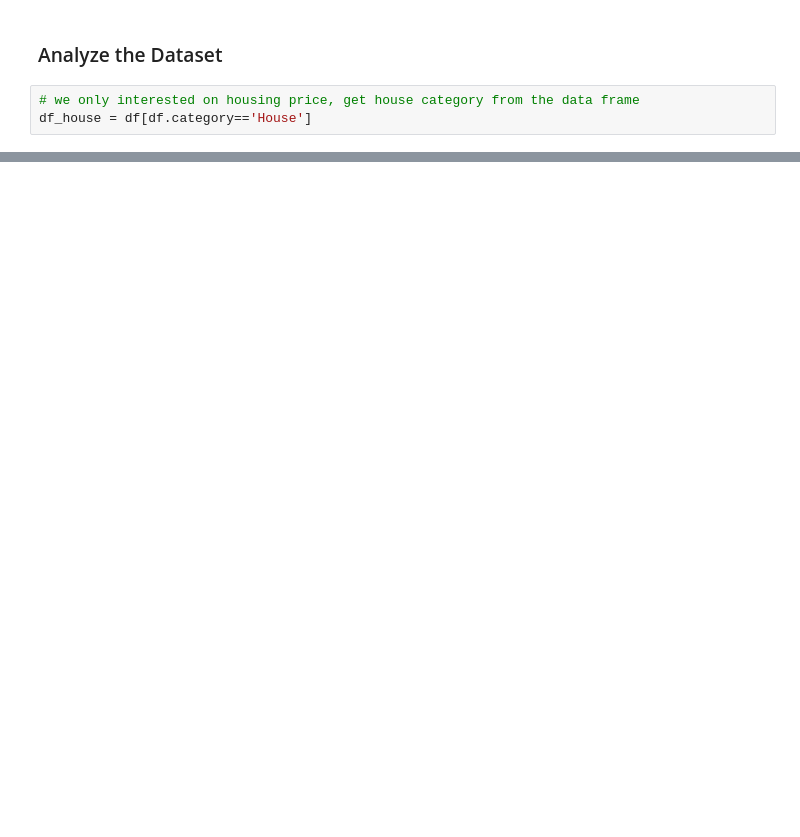
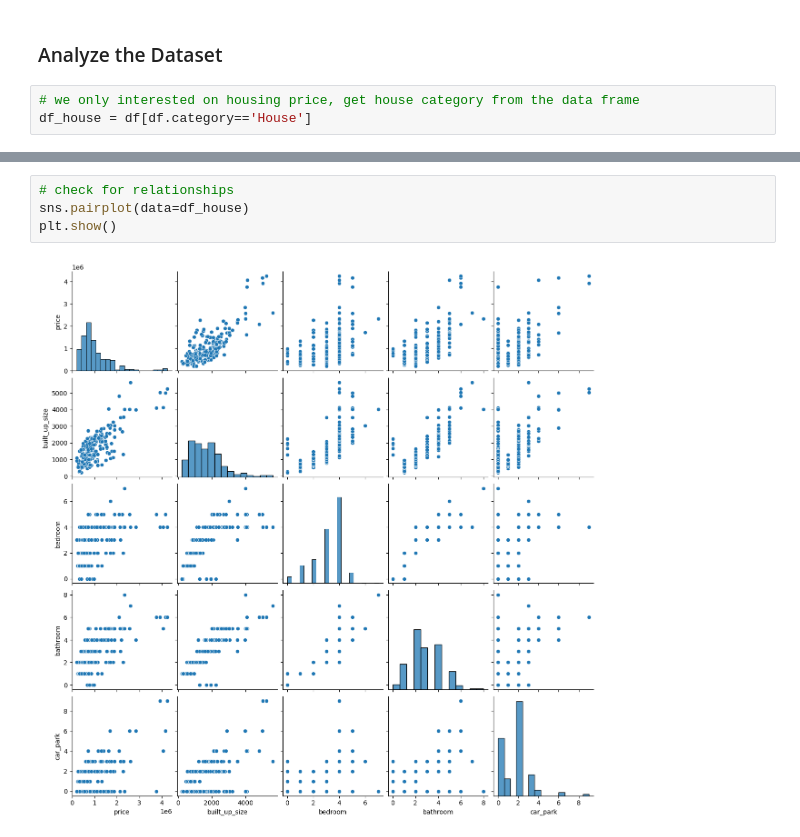
Before and after one commit to Bsting/fc_aps_mini_project_1, a Jupyter notebook: eda/iproperty_eda.ipynb, the cells around one changed output, grey strips where cells are left out. Drawn from its saved outputs; the diff is of its cells as text; blank space fills up the shorter version.

```diff
--- a/eda/iproperty_eda.ipynb
+++ b/eda/iproperty_eda.ipynb
@@ -371,0 +472,6 @@ df_house = df[df.category=='House']
+# %%
+# check for relationships
+sns.pairplot(data=df_house)
+plt.show()
+# %% [output]
+[figure, added]
```
Also changed, not shown: parts of 10 cells of this notebook, 1 other file.
